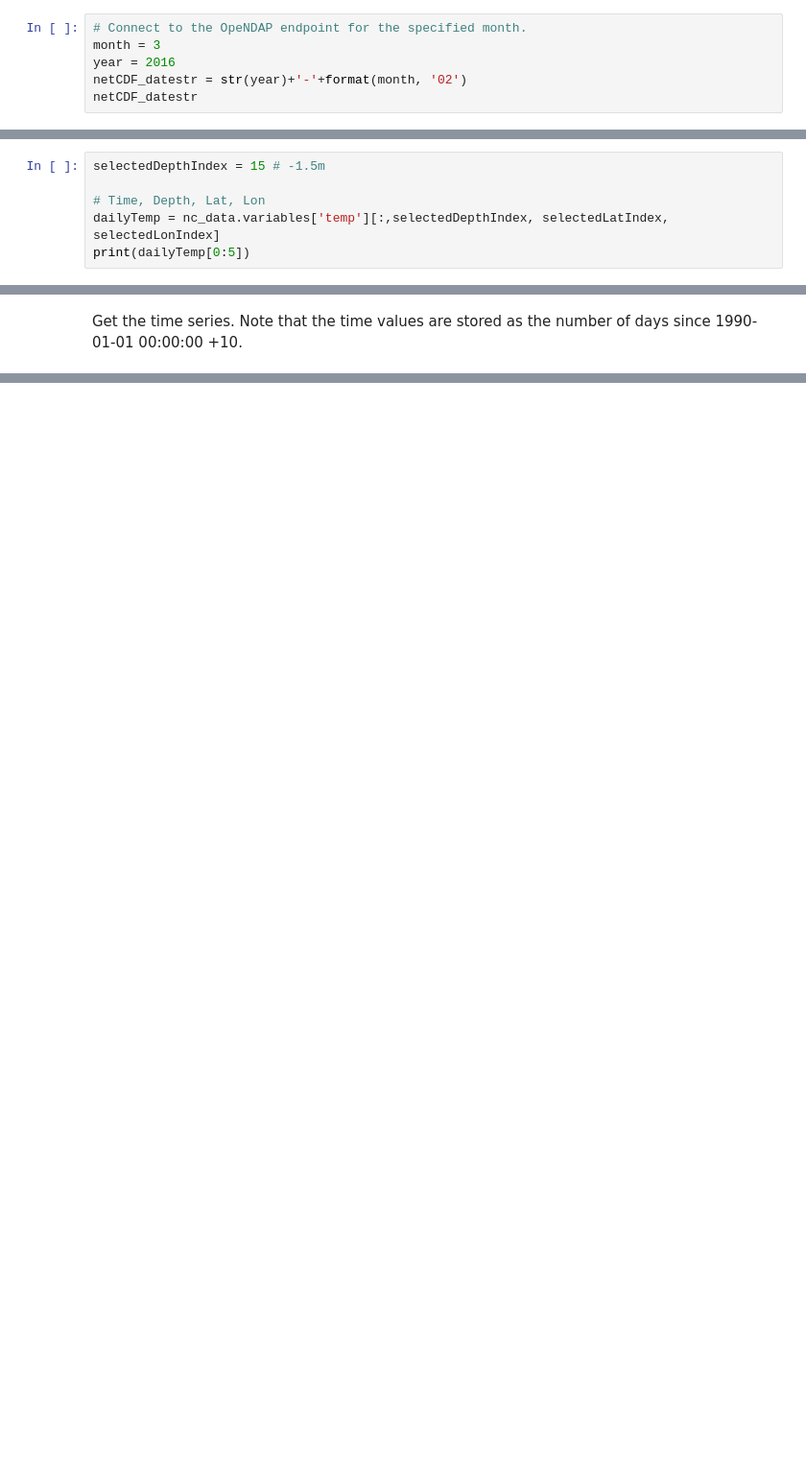
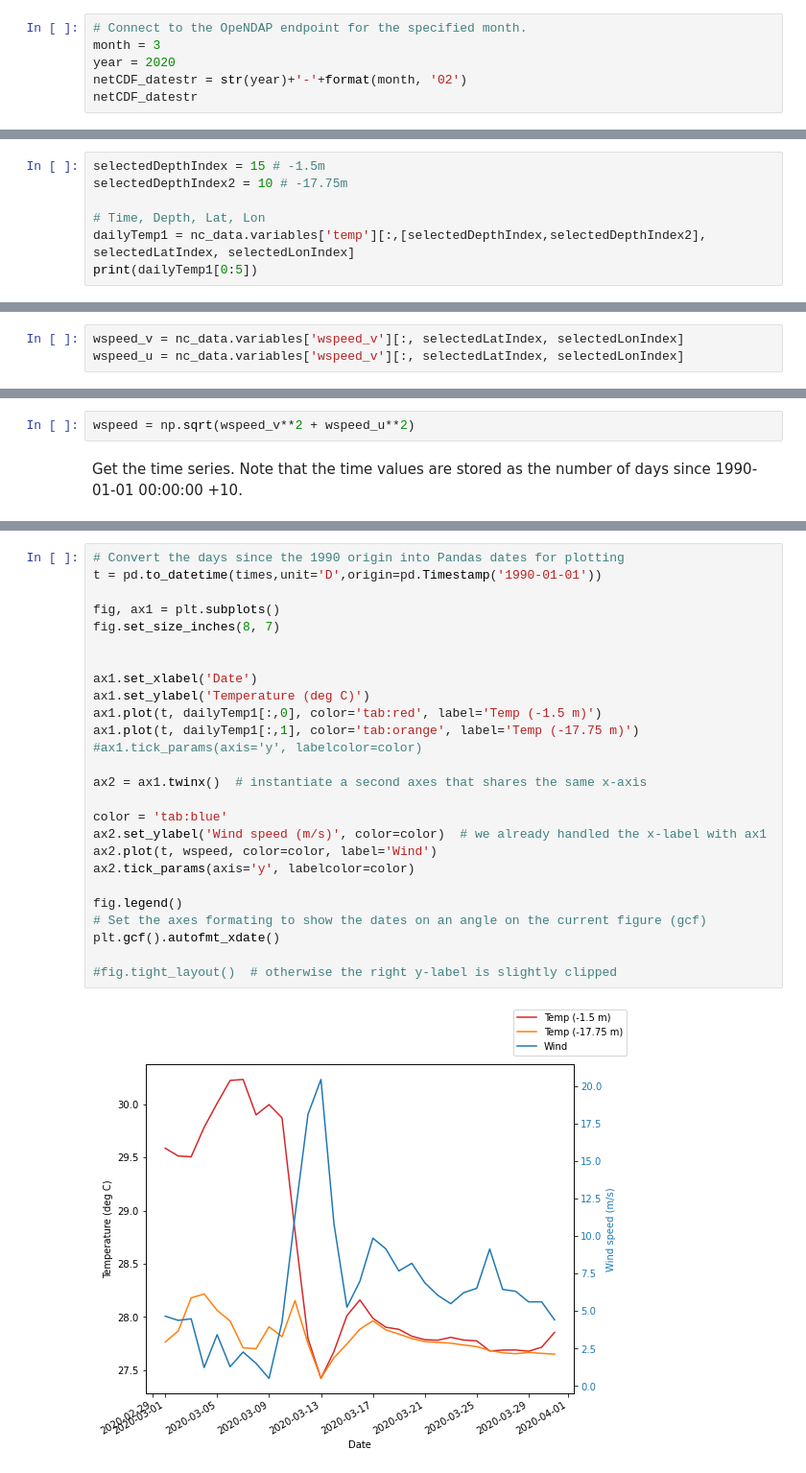
Before and after one commit to aims-ks/ereefs-python-scripts, a Jupyter notebook: notebooks/2-plot-aims-ereefs-time-plot.ipynb, the cells around one changed output, grey strips where cells are left out. Shown: that part at 96% size. Cells and saved outputs as stored; diff of their text form; blank space fills up the shorter version.

Commit message:
Added startup scripts, improved the introduction documentation and added a comparison with wind to the time plot

```diff
--- a/notebooks/2-plot-aims-ereefs-time-plot.ipynb
+++ b/notebooks/2-plot-aims-ereefs-time-plot.ipynb
@@ -15,7 +16,7 @@ At this stage there is no grouped OPeNDAP service for the entire time series and
 # %%
 # Connect to the OpeNDAP endpoint for the specified month.
 month = 3
-year = 2016
+year = 2020
 netCDF_datestr = str(year)+'-'+format(month, '02')
 netCDF_datestr
 # %% [output]
@@ -63,7 +81,8 @@ Extract the values over time at this location.
 # %%
 selectedDepthIndex = 15 # -1.5m
+selectedDepthIndex2 = 10 # -17.75m
 
 # Time, Depth, Lat, Lon
-dailyTemp = nc_data.variables['temp'][:,selectedDepthIndex, selectedLatIndex, selectedLonIndex]
-print(dailyTemp[0:5])
+dailyTemp1 = nc_data.variables['temp'][:,[selectedDepthIndex,selectedDepthIndex2], selectedLatIndex, selectedLonIndex]
+print(dailyTemp1[0:5])
 # %% [output]
@@ -70,0 +96,3 @@ print(dailyTemp[0:5])
+# %%
+wspeed_v = nc_data.variables['wspeed_v'][:, selectedLatIndex, selectedLonIndex]
+wspeed_u = nc_data.variables['wspeed_v'][:, selectedLatIndex, selectedLonIndex]
@@ -71,3 +101,5 @@ print(dailyTemp[0:5])
+# %%
+wspeed = np.sqrt(wspeed_v**2 + wspeed_u**2)
 # %% [markdown]
 Get the time series. Note that the time values are stored as the number of days since 1990-01-01 00:00:00 +10.
 # %%
@@ -91,0 +110,28 @@ plt.show()
+# %%
+# Convert the days since the 1990 origin into Pandas dates for plotting
+t = pd.to_datetime(times,unit='D',origin=pd.Timestamp('1990-01-01'))
+
+fig, ax1 = plt.subplots()
+fig.set_size_inches(8, 7)
+
+
+ax1.set_xlabel('Date')
+ax1.set_ylabel('Temperature (deg C)')
+ax1.plot(t, dailyTemp1[:,0], color='tab:red', label='Temp (-1.5 m)')
+ax1.plot(t, dailyTemp1[:,1], color='tab:orange', label='Temp (-17.75 m)')
+#ax1.tick_params(axis='y', labelcolor=color)
+
+ax2 = ax1.twinx()  # instantiate a second axes that shares the same x-axis
+
+color = 'tab:blue'
+ax2.set_ylabel('Wind speed (m/s)', color=color)  # we already handled the x-label with ax1
+ax2.plot(t, wspeed, color=color, label='Wind')
+ax2.tick_params(axis='y', labelcolor=color)
+
+fig.legend()
+# Set the axes formating to show the dates on an angle on the current figure (gcf)
+plt.gcf().autofmt_xdate()
+
+#fig.tight_layout()  # otherwise the right y-label is slightly clipped
+# %% [output]
+[figure, added]
```
Also changed, not shown: parts of 11 cells of this notebook, 5 other files.
